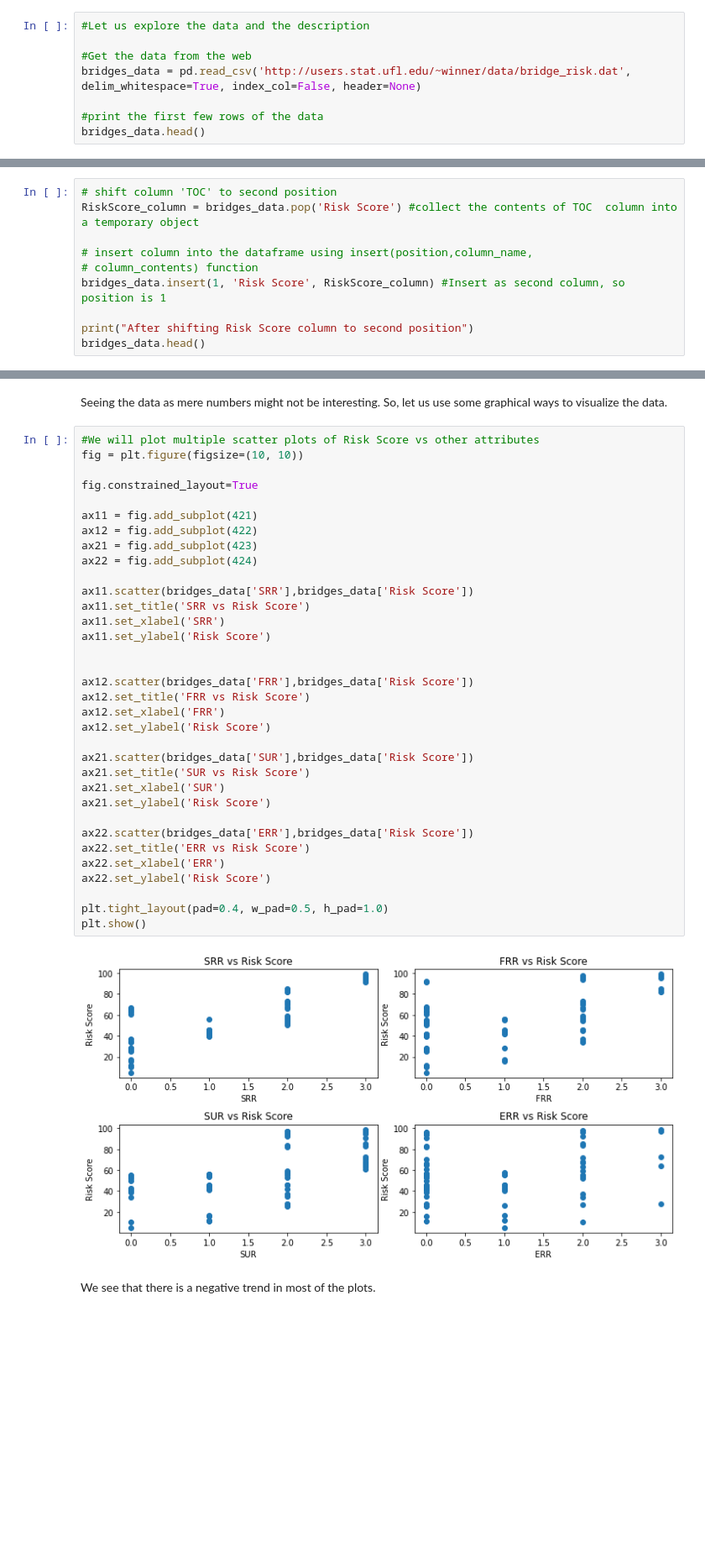
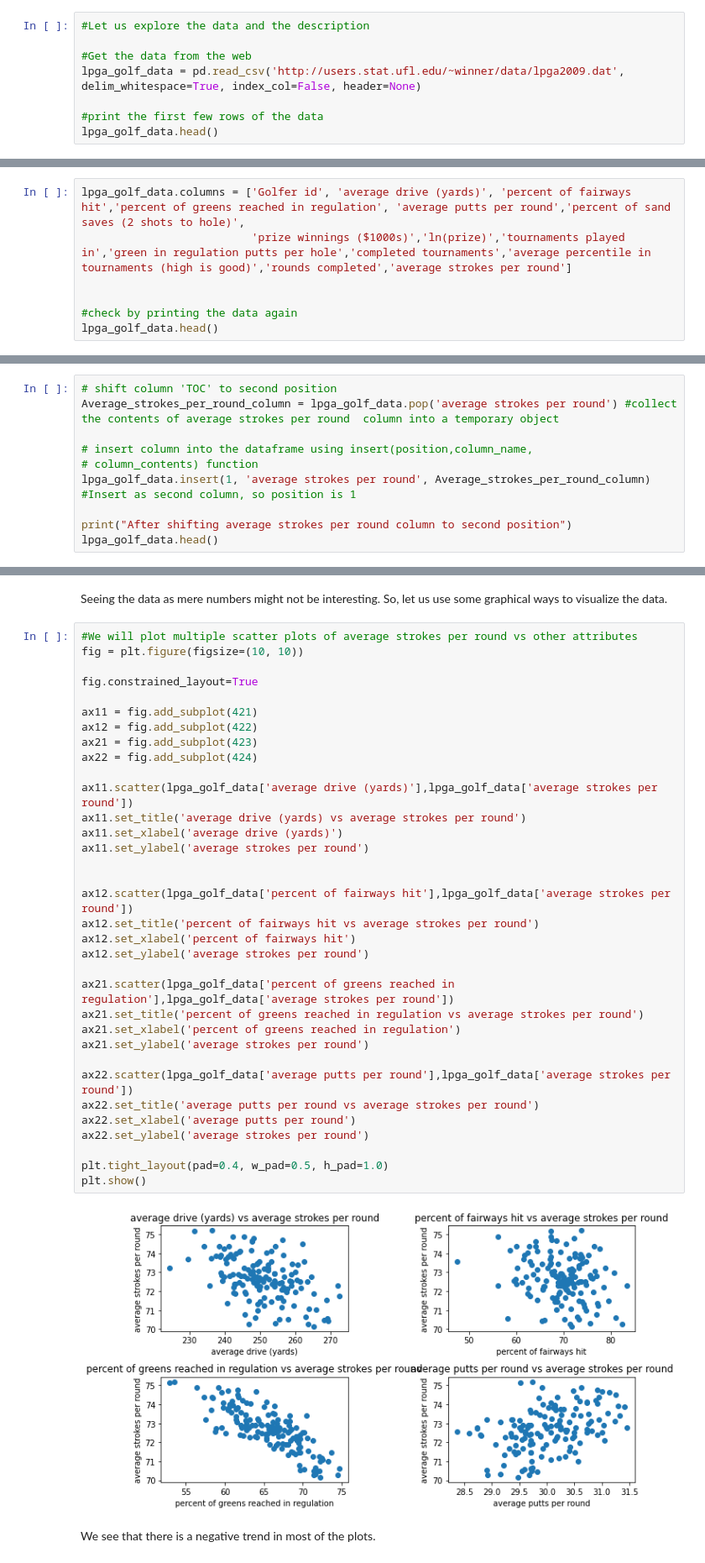
Before and after one commit to arvind-maurya/MachineLearning, a Jupyter notebook: Linear-Regression/CEP_Linear_Regression_High_Dimensions_LPGA_GOLFER.ipynb, the cells around one changed output, grey strips where cells are left out. Shown: that part at 84% size. Cells and saved outputs as stored; diff of their text form; blank space fills up the shorter version.

```diff
--- a/Linear-Regression/CEP_Linear_Regression_High_Dimensions_LPGA_GOLFER.ipynb
+++ b/Linear-Regression/CEP_Linear_Regression_High_Dimensions_LPGA_GOLFER.ipynb
@@ -24,8 +20,8 @@ of maintenance priority of the bridge.
 #Let us explore the data and the description
 
 #Get the data from the web
-bridges_data = pd.read_csv('http://users.stat.ufl.edu/~winner/data/bridge_risk.dat', delim_whitespace=True, index_col=False, header=None)
+lpga_golf_data = pd.read_csv('http://users.stat.ufl.edu/~winner/data/lpga2009.dat', delim_whitespace=True, index_col=False, header=None)
 
 #print the first few rows of the data
-bridges_data.head()
+lpga_golf_data.head()
 # %% [output]
@@ -97,0 +81,7 @@ bridges_data.head()
+# %%
+lpga_golf_data.columns = ['Golfer id', 'average drive (yards)', 'percent of fairways hit','percent of greens reached in regulation', 'average putts per round','percent of sand saves (2 shots to hole)',
+                          'prize winnings ($1000s)','ln(prize)','tournaments played in','green in regulation putts per hole','completed tournaments','average percentile in tournaments (high is good)','rounds completed','average strokes per round']
+
+
+#check by printing the data again
+lpga_golf_data.head()
@@ -114,11 +111,11 @@ Let us move the TOC column as the second column, just after the Airline company
 # %%
 # shift column 'TOC' to second position
-RiskScore_column = bridges_data.pop('Risk Score') #collect the contents of TOC  column into a temporary object
+Average_strokes_per_round_column = lpga_golf_data.pop('average strokes per round') #collect the contents of average strokes per round  column into a temporary object
 
 # insert column into the dataframe using insert(position,column_name,
 # column_contents) function
-bridges_data.insert(1, 'Risk Score', RiskScore_column) #Insert as second column, so position is 1
+lpga_golf_data.insert(1, 'average strokes per round', Average_strokes_per_round_column) #Insert as second column, so position is 1
 
-print("After shifting Risk Score column to second position")
-bridges_data.head()
+print("After shifting average strokes per round column to second position")
+lpga_golf_data.head()
 # %% [output]
@@ -141,41 +138,41 @@ Since not of the column are dependent column so there is not need to drop any co
 # %% [markdown]
 Seeing the data as mere numbers might not be interesting. So, let us use some graphical ways to visualize the data.
 # %%
-#We will plot multiple scatter plots of Risk Score vs other attributes
+#We will plot multiple scatter plots of average strokes per round vs other attributes
 fig = plt.figure(figsize=(10, 10))
 
 fig.constrained_layout=True
 
 ax11 = fig.add_subplot(421)
 ax12 = fig.add_subplot(422)
 ax21 = fig.add_subplot(423)
 ax22 = fig.add_subplot(424)
 
-ax11.scatter(bridges_data['SRR'],bridges_data['Risk Score'])
-ax11.set_title('SRR vs Risk Score')
-ax11.set_xlabel('SRR')
-ax11.set_ylabel('Risk Score')
+ax11.scatter(lpga_golf_data['average drive (yards)'],lpga_golf_data['average strokes per round'])
+ax11.set_title('average drive (yards) vs average strokes per round')
+ax11.set_xlabel('average drive (yards)')
+ax11.set_ylabel('average strokes per round')
 
 
-ax12.scatter(bridges_data['FRR'],bridges_data['Risk Score'])
-ax12.set_title('FRR vs Risk Score')
-ax12.set_xlabel('FRR')
-ax12.set_ylabel('Risk Score')
+ax12.scatter(lpga_golf_data['percent of fairways hit'],lpga_golf_data['average strokes per round'])
+ax12.set_title('percent of fairways hit vs average strokes per round')
+ax12.set_xlabel('percent of fairways hit')
+ax12.set_ylabel('average strokes per round')
 
-ax21.scatter(bridges_data['SUR'],bridges_data['Risk Score'])
-ax21.set_title('SUR vs Risk Score')
-ax21.set_xlabel('SUR')
-ax21.set_ylabel('Risk Score')
+ax21.scatter(lpga_golf_data['percent of greens reached in regulation'],lpga_golf_data['average strokes per round'])
+ax21.set_title('percent of greens reached in regulation vs average strokes per round')
+ax21.set_xlabel('percent of greens reached in regulation')
+ax21.set_ylabel('average strokes per round')
 
-ax22.scatter(bridges_data['ERR'],bridges_data['Risk Score'])
-ax22.set_title('ERR vs Risk Score')
-ax22.set_xlabel('ERR')
-ax22.set_ylabel('Risk Score')
+ax22.scatter(lpga_golf_data['average putts per round'],lpga_golf_data['average strokes per round'])
+ax22.set_title('average putts per round vs average strokes per round')
+ax22.set_xlabel('average putts per round')
+ax22.set_ylabel('average strokes per round')
 
 plt.tight_layout(pad=0.4, w_pad=0.5, h_pad=1.0)
 plt.show()
 # %% [output]
-[figure, old version]
+[figure, new version]
 # %% [markdown]
 We see that there is a negative trend in most of the plots.
 # %% [markdown]
```
Also changed, not shown: parts of 18 cells of this notebook.
